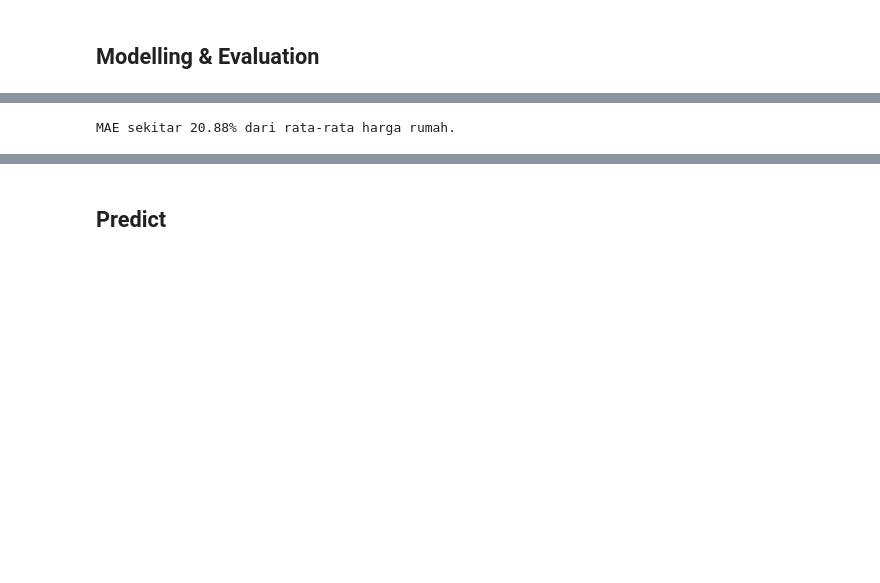
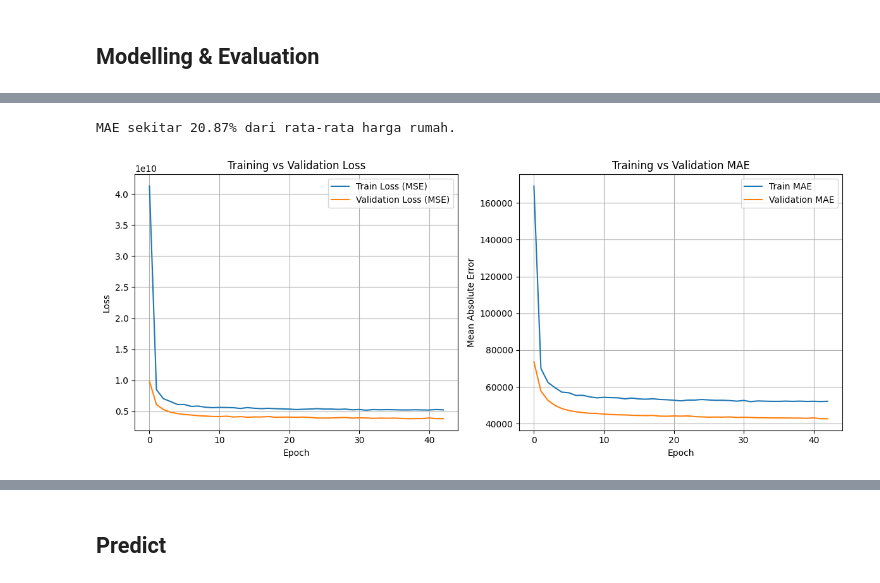
Before and after one commit to RizkyMlana/ML-PredictNumerical, a Jupyter notebook: notebooks/model.ipynb, the cells around one changed output, grey strips where cells are left out. Saved outputs shown, nothing was run; the diff lists cells and outputs as text; code cells hidden in the pictures; blank space fills up the shorter version.

Commit message:
Update Visual

```diff
--- a/notebooks/model.ipynb
+++ b/notebooks/model.ipynb
@@ -195,14 +195,13 @@ X_train, X_test, y_train, y_test = train_test_split(X, y, test_size=0.2, random_
 model = Sequential([
     Dense(128, activation='relu', input_shape=(X_train.shape[1],)),
     Dense(64, activation='relu'),
+    Dense(32, activation='relu'),
     Dropout(0.3),
-    Dense(32, activation='relu'),
-    Dropout(0.2),
     Dense(1)
 ])
 
 model.compile(optimizer='adam', loss='mean_squared_error', metrics=['mae'])
 early = EarlyStopping(patience=5, restore_best_weights=True)
-history = model.fit(X_train, y_train, validation_split=0.2, epochs=50, batch_size=32, callbacks=[early])
+history = model.fit(X_train, y_train, validation_data=(X_test, y_test), epochs=50, batch_size=32, callbacks=[early])
 # %% [output]
 Epoch 1/50
@@ -228,7 +227,34 @@ val_mae = history.history['val_mae'][-1]
 mae_percent = (val_mae / y_test.mean()) * 100
 print(f"MAE sekitar {mae_percent:.2f}% dari rata-rata harga rumah.")
 # %% [output]
-MAE sekitar 20.88% dari rata-rata harga rumah.
+MAE sekitar 20.87% dari rata-rata harga rumah.
+# %%
+# Plot Loss (MSE)
+plt.figure(figsize=(12, 5))
+
+plt.subplot(1, 2, 1)
+plt.plot(history.history['loss'], label='Train Loss (MSE)')
+plt.plot(history.history['val_loss'], label='Validation Loss (MSE)')
+plt.xlabel('Epoch')
+plt.ylabel('Loss')
+plt.title('Training vs Validation Loss')
+plt.legend()
+plt.grid(True)
+
+# Plot MAE
+plt.subplot(1, 2, 2)
+plt.plot(history.history['mae'], label='Train MAE')
+plt.plot(history.history['val_mae'], label='Validation MAE')
+plt.xlabel('Epoch')
+plt.ylabel('Mean Absolute Error')
+plt.title('Training vs Validation MAE')
+plt.legend()
+plt.grid(True)
+
+plt.tight_layout()
+plt.show()
+# %% [output]
+[figure, added]
 # %%
 X_train_cnn = X_train.reshape(X_train.shape[0], X_train.shape[1], 1)
 X_test_cnn = X_test.reshape(X_test.shape[0], X_test.shape[1], 1)
```
Also changed, not shown: parts of 10 cells of this notebook.
